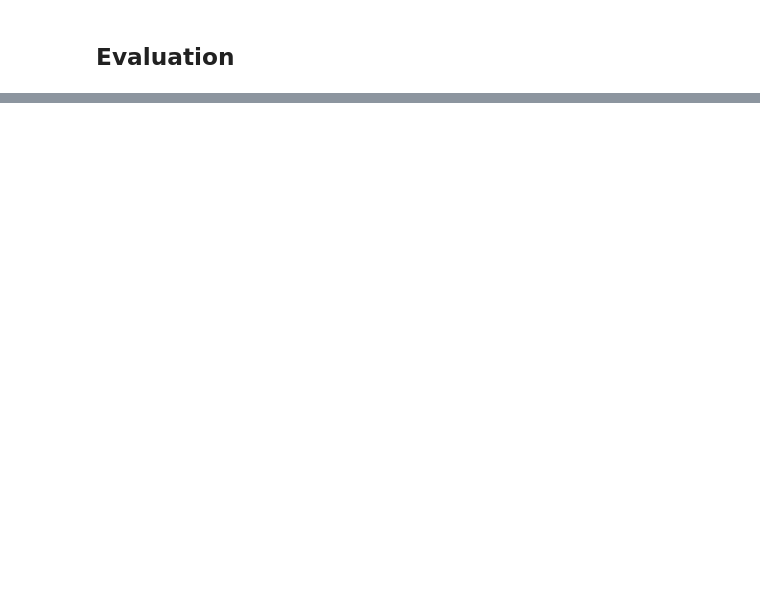
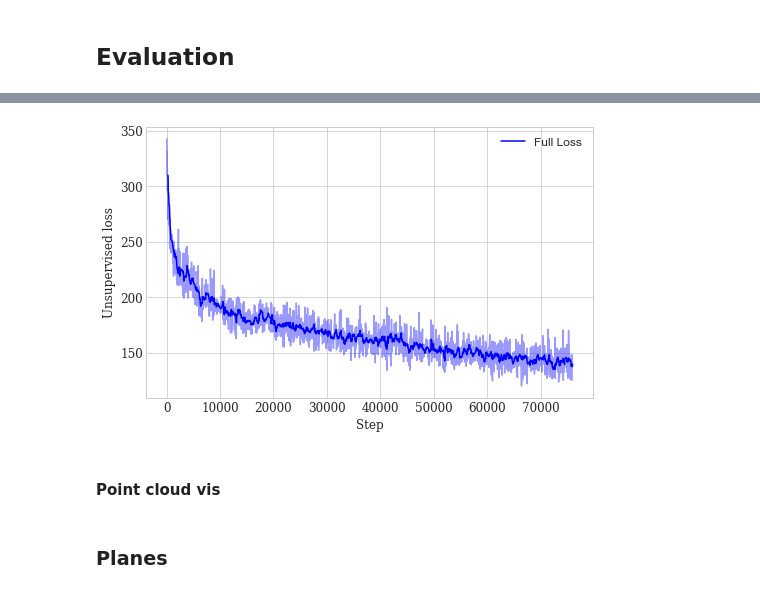
Before and after one commit to puhsu/point-clouds, a Jupyter notebook: point_clouds.ipynb, the cells around one changed output, grey strips where cells are left out. Drawn from its saved outputs; the diff is of its cells as text; code cells hidden in the pictures; blank space fills up the shorter version.

```diff
--- a/point_clouds.ipynb
+++ b/point_clouds.ipynb
@@ -913,0 +983,17 @@ JVisualizer with 1 geometries
+# %%
+full_loss = pd.read_csv("chairs_unsupervised/train_full_loss.csv")
+# %%
+fig = plt.figure(figsize=(8,5))
+plt.plot(full_loss.Step, full_loss.Value, c="blue", alpha=0.4);
+plt.plot(full_loss.Step, full_loss.Value.rolling(10).mean(), label="Full Loss", c="blue");
+plt.ylabel("Unsupervised loss", **font)
+plt.xlabel("Step", **font)
+plt.xticks(**font)
+plt.yticks(**font)
+plt.legend(prop={"size": 12})
+plt.show()
+fig.savefig("plots/chairs_unsupervised_loss.png", bbox_inches="tight", pad_inches=0, dpi=200, quality=100)
+# %% [output]
+[figure, added]
+# %% [markdown]
+#### Point cloud vis
@@ -913,0 +1016,2 @@ JVisualizer with 1 geometries
+# %% [markdown]
+### Planes
```
Also changed, not shown: parts of 59 cells of this notebook.
